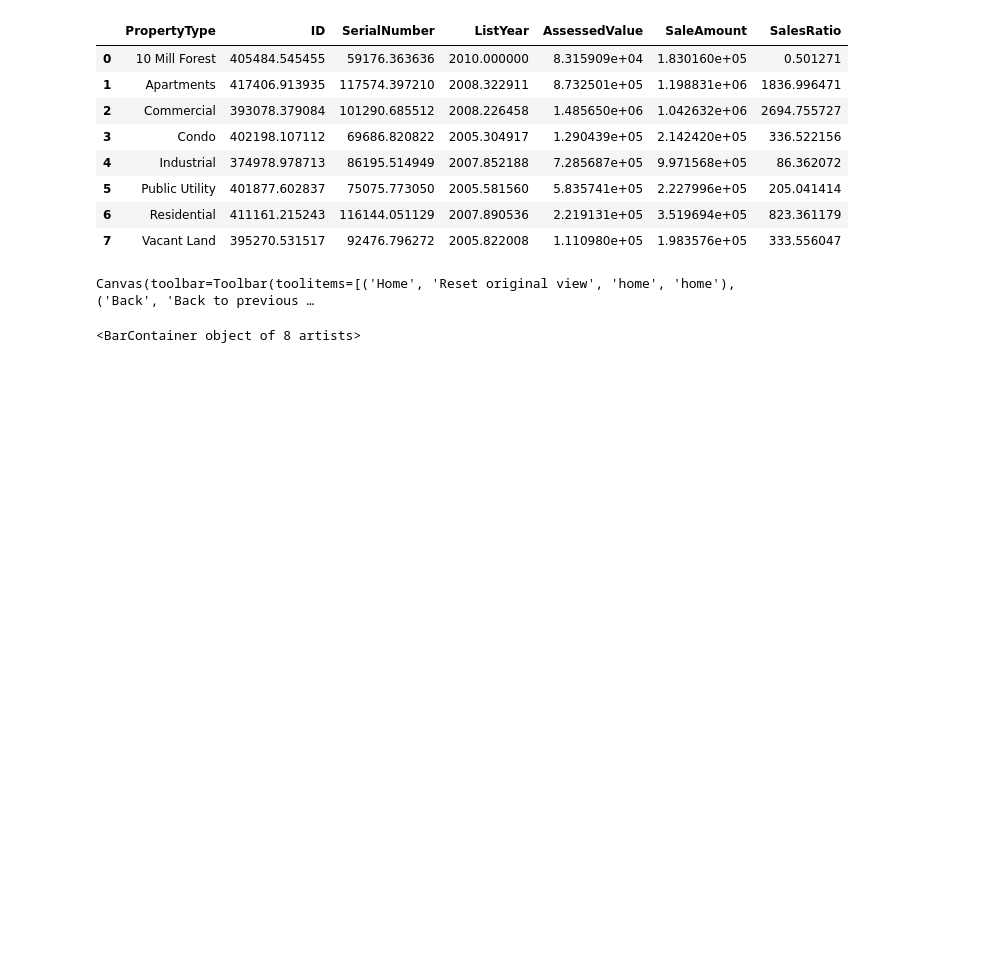
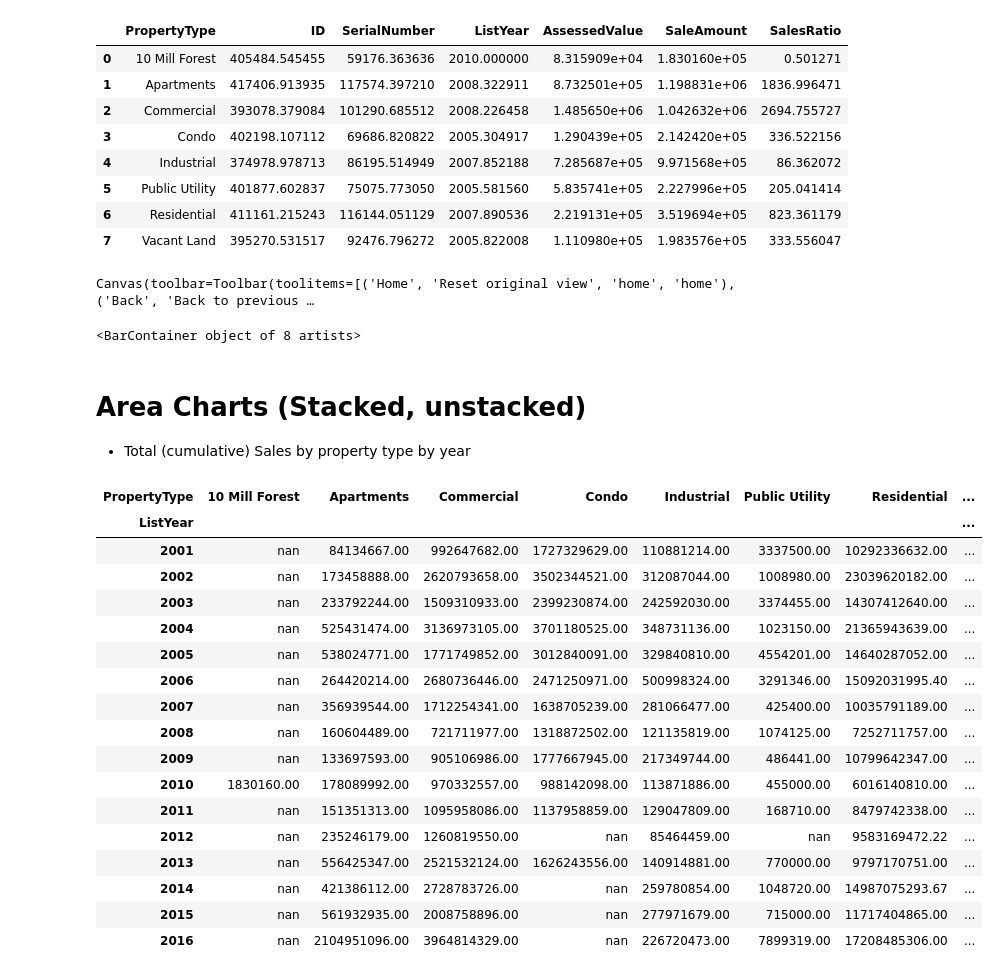
Before and after one commit to techsparksguru/data_ai_for_all, a Jupyter notebook: class8_plots/matplotlib_object_oriented.ipynb, the cells around one changed output. Cells and saved outputs as stored; diff of their text form; code cells hidden in the pictures; blank space fills up the shorter version.

Commit message:
moved stacked charts to new notebook

```diff
--- a/class8_plots/matplotlib_object_oriented.ipynb
+++ b/class8_plots/matplotlib_object_oriented.ipynb
@@ -27,3 +27,30 @@ ax[0,0].bar(averages['PropertyType'],averages['SaleAmount'])
 # %% [output]
 Canvas(toolbar=Toolbar(toolitems=[('Home', 'Reset original view', 'home', 'home'), ('Back', 'Back to previous …
 <BarContainer object of 8 artists>
+# %% [markdown]
+# Area Charts (Stacked, unstacked)
+- Total (cumulative) Sales by property type by year
+# %%
+pd.set_option('display.float_format', lambda x: '%.2f' % x)
+df_group_by_year_type = df.groupby(['ListYear','PropertyType'])['SaleAmount'].sum()
+df_group_by_year_type = df_group_by_year_type.unstack()
+df_group_by_year_type
+# %% [output]
+| PropertyType | 10 Mill Forest | Apartments | Commercial | Condo | Industrial | Public Utility | Residential | ... |
+| ListYear |  |  |  |  |  |  |  | ... |
+| 2001 | nan | 84134667.00 | 992647682.00 | 1727329629.00 | 110881214.00 | 3337500.00 | 10292336632.00 | ... |
+| 2002 | nan | 173458888.00 | 2620793658.00 | 3502344521.00 | 312087044.00 | 1008980.00 | 23039620182.00 | ... |
+| 2003 | nan | 233792244.00 | 1509310933.00 | 2399230874.00 | 242592030.00 | 3374455.00 | 14307412640.00 | ... |
+| 2004 | nan | 525431474.00 | 3136973105.00 | 3701180525.00 | 348731136.00 | 1023150.00 | 21365943639.00 | ... |
+| 2005 | nan | 538024771.00 | 1771749852.00 | 3012840091.00 | 329840810.00 | 4554201.00 | 14640287052.00 | ... |
+| 2006 | nan | 264420214.00 | 2680736446.00 | 2471250971.00 | 500998324.00 | 3291346.00 | 15092031995.40 | ... |
+| 2007 | nan | 356939544.00 | 1712254341.00 | 1638705239.00 | 281066477.00 | 425400.00 | 10035791189.00 | ... |
+| 2008 | nan | 160604489.00 | 721711977.00 | 1318872502.00 | 121135819.00 | 1074125.00 | 7252711757.00 | ... |
+| 2009 | nan | 133697593.00 | 905106986.00 | 1777667945.00 | 217349744.00 | 486441.00 | 10799642347.00 | ... |
+| 2010 | 1830160.00 | 178089992.00 | 970332557.00 | 988142098.00 | 113871886.00 | 455000.00 | 6016140810.00 | ... |
+| 2011 | nan | 151351313.00 | 1095958086.00 | 1137958859.00 | 129047809.00 | 168710.00 | 8479742338.00 | ... |
+| 2012 | nan | 235246179.00 | 1260819550.00 | nan | 85464459.00 | nan | 9583169472.22 | ... |
+| 2013 | nan | 556425347.00 | 2521532124.00 | 1626243556.00 | 140914881.00 | 770000.00 | 9797170751.00 | ... |
+| 2014 | nan | 421386112.00 | 2728783726.00 | nan | 259780854.00 | 1048720.00 | 14987075293.67 | ... |
+| 2015 | nan | 561932935.00 | 2008758896.00 | nan | 277971679.00 | 715000.00 | 11717404865.00 | ... |
+| 2016 | nan | 2104951096.00 | 3964814329.00 | nan | 226720473.00 | 7899319.00 | 17208485306.00 | ... |
```
Also changed, not shown: parts of 18 cells of this notebook, 1 other file.
